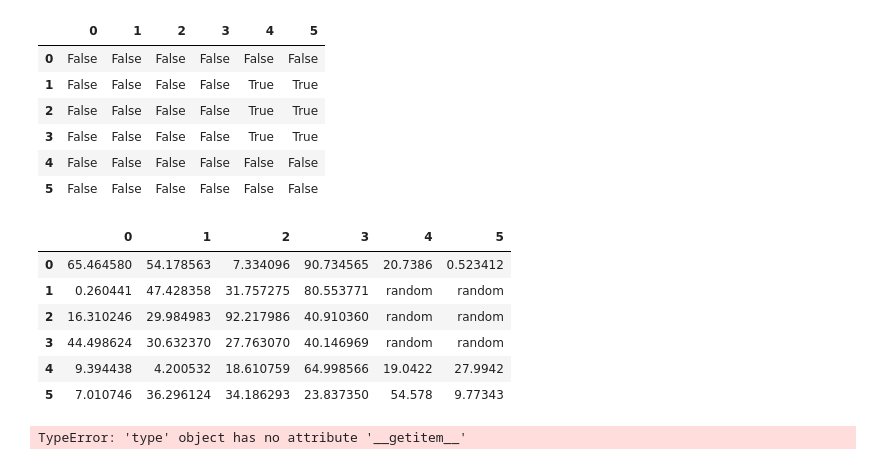
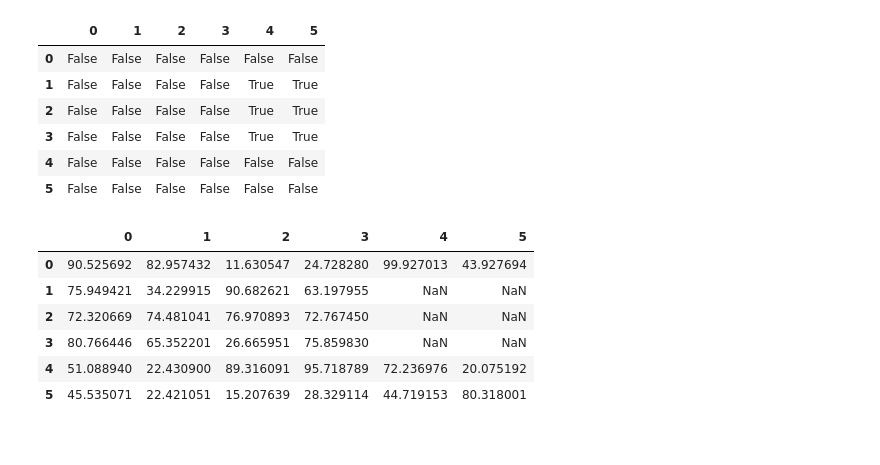
Before and after one commit to cskc97/DataSciencePython, a Jupyter notebook: Data Munging/Treating Missing Values.ipynb, the cells around one changed output. Drawn from its saved outputs; the diff is of its cells as text; code cells hidden in the pictures.

```diff
--- a/Data Munging/Treating Missing Values.ipynb
+++ b/Data Munging/Treating Missing Values.ipynb
@@ -52,20 +52,13 @@ DataFrameObj.isnull() #returns "logical" series/dataframe and all NaNs are true.
 | 3 | False | False | False | False | True | True |
 | 4 | False | False | False | False | False | False |
 | 5 | False | False | False | False | False | False |
-# %%
-DataFrameCopy = DataFrameObj
-DataFrameCopy[DataFrameCopy.isnull()] = 'random'
-DataFrameCopy
-# %% [output]
-|  | 0 | 1 | 2 | 3 | 4 | 5 |
-| 0 | 65.464580 | 54.178563 | 7.334096 | 90.734565 | 20.7386 | 0.523412 |
-| 1 | 0.260441 | 47.428358 | 31.757275 | 80.553771 | random | random |
-| 2 | 16.310246 | 29.984983 | 92.217986 | 40.910360 | random | random |
-| 3 | 44.498624 | 30.632370 | 27.763070 | 40.146969 | random | random |
-| 4 | 9.394438 | 4.200532 | 18.610759 | 64.998566 | 19.0422 | 27.9942 |
-| 5 | 7.010746 | 36.296124 | 34.186293 | 23.837350 | 54.578 | 9.77343 |
-# %%
-DataFrameCopy[DataFrame[:,4].str.match('random')]
-DataFrameCopy
-# %% [output]
-TypeError: 'type' object has no attribute '__getitem__'
+# %%
+DataFrameObj
+# %% [output]
+|  | 0 | 1 | 2 | 3 | 4 | 5 |
+| 0 | 90.525692 | 82.957432 | 11.630547 | 24.728280 | 99.927013 | 43.927694 |
+| 1 | 75.949421 | 34.229915 | 90.682621 | 63.197955 | NaN | NaN |
+| 2 | 72.320669 | 74.481041 | 76.970893 | 72.767450 | NaN | NaN |
+| 3 | 80.766446 | 65.352201 | 26.665951 | 75.859830 | NaN | NaN |
+| 4 | 51.088940 | 22.430900 | 89.316091 | 95.718789 | 72.236976 | 20.075192 |
+| 5 | 45.535071 | 22.421051 | 15.207639 | 28.329114 | 44.719153 | 80.318001 |
```
Also changed, not shown: parts of 13 cells of this notebook.
